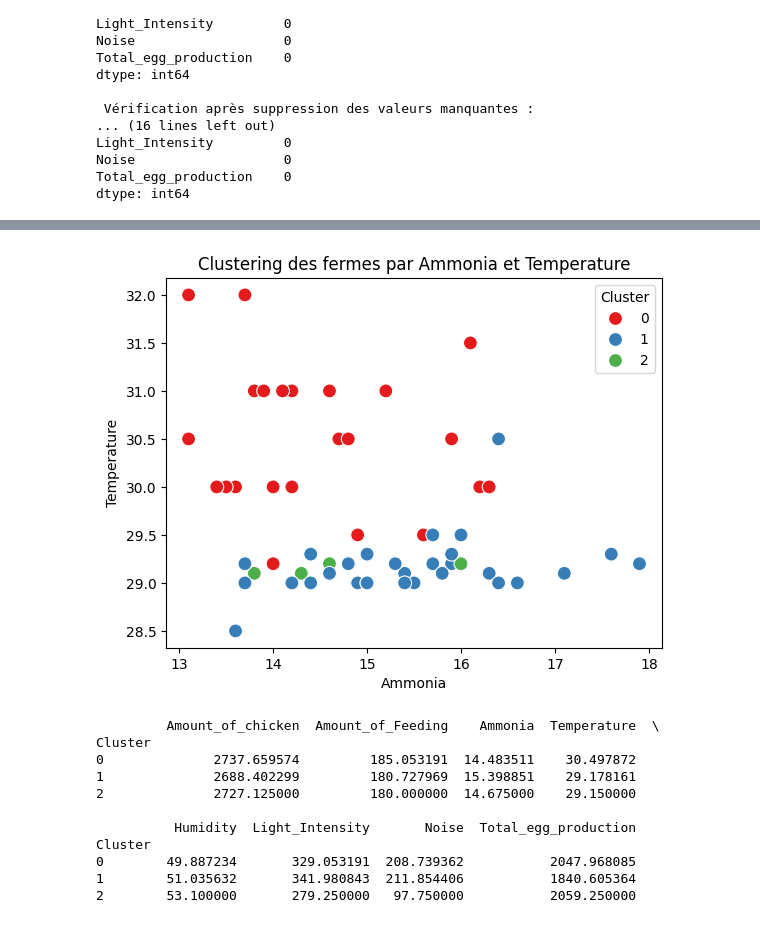
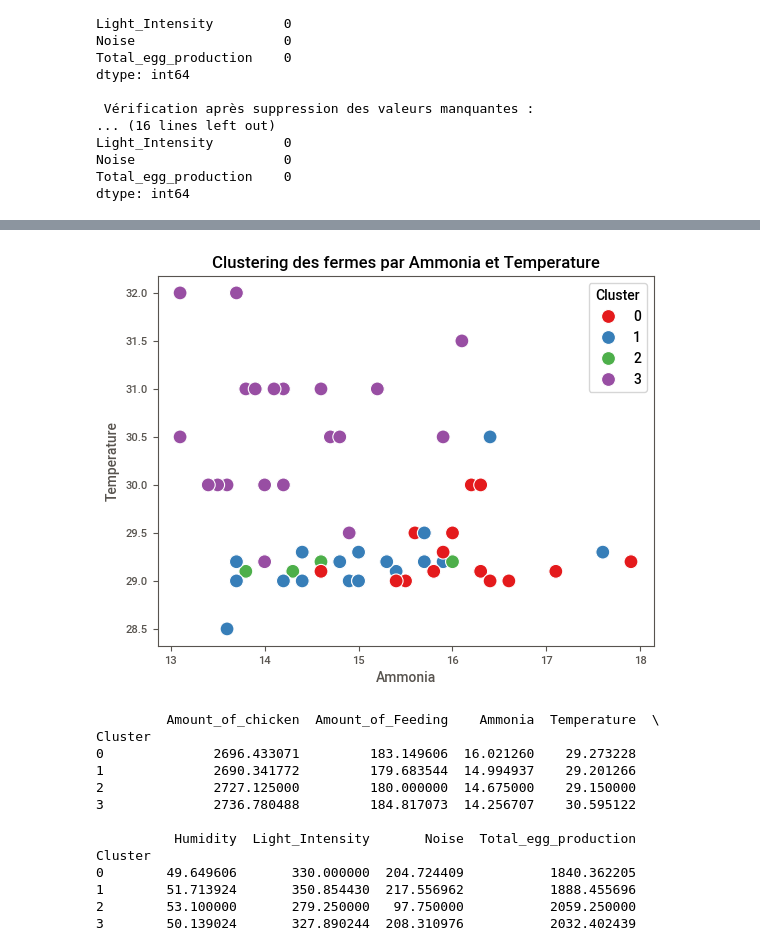
Before and after one commit to EmmanuelBANGWEN/100_days_of_data_agtech, a Jupyter notebook: egg_production_analyst/analyst.ipynb, the cells around one changed output, grey strips where cells are left out. Cells and saved outputs as stored; diff of their text form; code cells hidden in the pictures.

```diff
--- a/egg_production_analyst/analyst.ipynb
+++ b/egg_production_analyst/analyst.ipynb
@@ -567,17 +573,17 @@ plt.show()
 # %%
 # Appliquer K-Means avec le nombre optimal de clusters
-k_optimal = 3  # Supposons que le nombre optimal de clusters est 3 (à ajuster selon la méthode du coude)
+k_optimal = 4  # Supposons que le nombre optimal de clusters est 4 (à ajuster selon la méthode du coude)
 kmeans = KMeans(n_clusters=k_optimal, random_state=42)
 df['Cluster'] = kmeans.fit_predict(X_scaled)
 
 # Visualiser les clusters
 sns.scatterplot(x=df['Ammonia'], y=df['Temperature'], hue=df['Cluster'], palette='Set1', s=100)
 plt.title("Clustering des fermes par Ammonia et Temperature")
 plt.xlabel("Ammonia")
 plt.ylabel("Temperature")
 plt.show()
 # %% [output]
-[figure, old version]
+[figure, new version]
 # %%
 # Afficher les caractéristiques moyennes des clusters
 cluster_means = df.groupby('Cluster').mean()
@@ -585,15 +591,17 @@ print(cluster_means)
 # %% [output]
          Amount_of_chicken  Amount_of_Feeding    Ammonia  Temperature  \
 Cluster
-0              2737.659574         185.053191  14.483511    30.497872
-1              2688.402299         180.727969  15.398851    29.178161
+0              2696.433071         183.149606  16.021260    29.273228
+1              2690.341772         179.683544  14.994937    29.201266
 2              2727.125000         180.000000  14.675000    29.150000
+3              2736.780488         184.817073  14.256707    30.595122
 
           Humidity  Light_Intensity       Noise  Total_egg_production
 Cluster
-0        49.887234       329.053191  208.739362           2047.968085
-1        51.035632       341.980843  211.854406           1840.605364
+0        49.649606       330.000000  204.724409           1840.362205
+1        51.713924       350.854430  217.556962           1888.455696
 2        53.100000       279.250000   97.750000           2059.250000
+3        50.139024       327.890244  208.310976           2032.402439
 # %%
 # Appliquer PCA pour réduire à 2 dimensions
 from sklearn.decomposition import PCA
```
Also changed, not shown: parts of 69 cells of this notebook, 3 other files.
